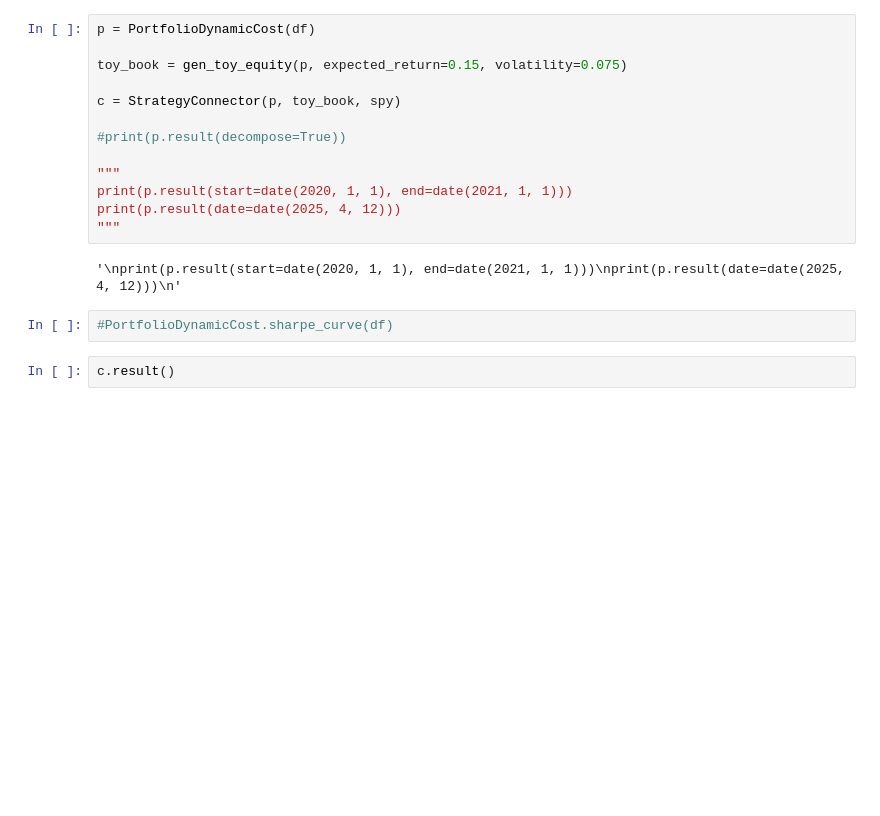
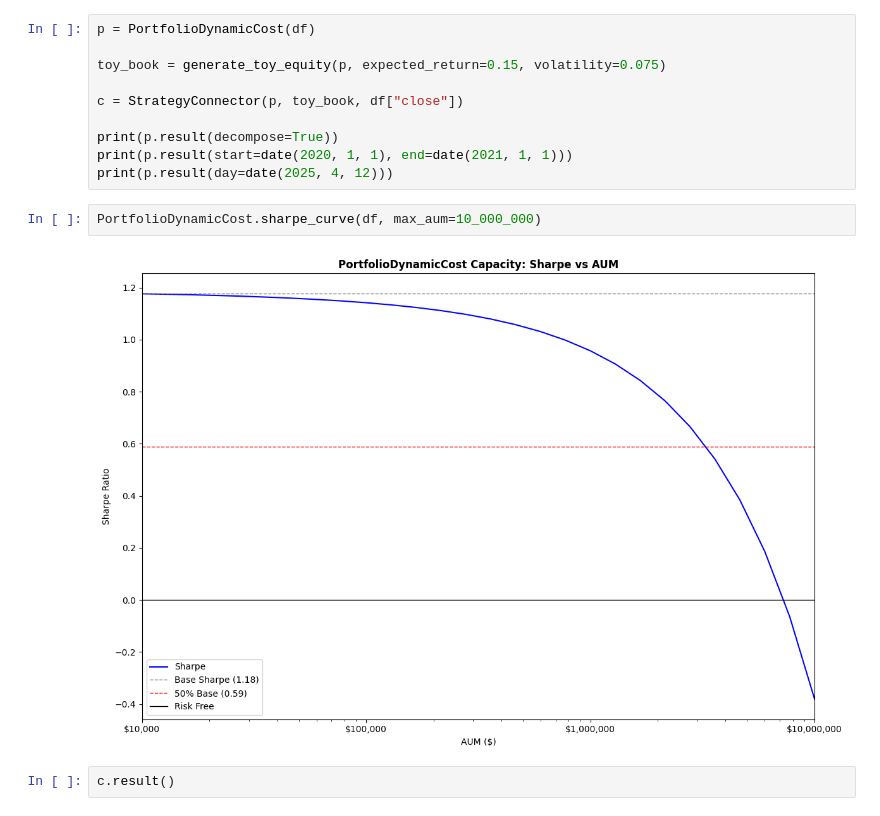
Before and after one commit to nip403/SPY-Strategy-Backtest, a Jupyter notebook: main.ipynb, the cells around one changed output. Drawn from its saved outputs; the diff is of its cells as text; blank space fills up the shorter version.

```diff
--- a/main.ipynb
+++ b/main.ipynb
@@ -21,20 +18,17 @@ Loading data from local cache: cache_SPY_20170101_20260620.parquet
 # %%
 p = PortfolioDynamicCost(df)
 
-toy_book = gen_toy_equity(p, expected_return=0.15, volatility=0.075)
+toy_book = generate_toy_equity(p, expected_return=0.15, volatility=0.075)
 
-c = StrategyConnector(p, toy_book, spy)
+c = StrategyConnector(p, toy_book, df["close"])
 
-#print(p.result(decompose=True))
-
-"""
+print(p.result(decompose=True))
 print(p.result(start=date(2020, 1, 1), end=date(2021, 1, 1)))
-print(p.result(date=date(2025, 4, 12)))
-"""
+print(p.result(day=date(2025, 4, 12)))
-# %% [output]
-'\nprint(p.result(start=date(2020, 1, 1), end=date(2021, 1, 1)))\nprint(p.result(date=date(2025, 4, 12)))\n'
 # %%
-#PortfolioDynamicCost.sharpe_curve(df)
+PortfolioDynamicCost.sharpe_curve(df, max_aum=10_000_000)
+# %% [output]
+[figure, added]
 # %%
 c.result()
 # %% [output]
```
Also changed, not shown: parts of 1 cell of this notebook, 9 other files.
